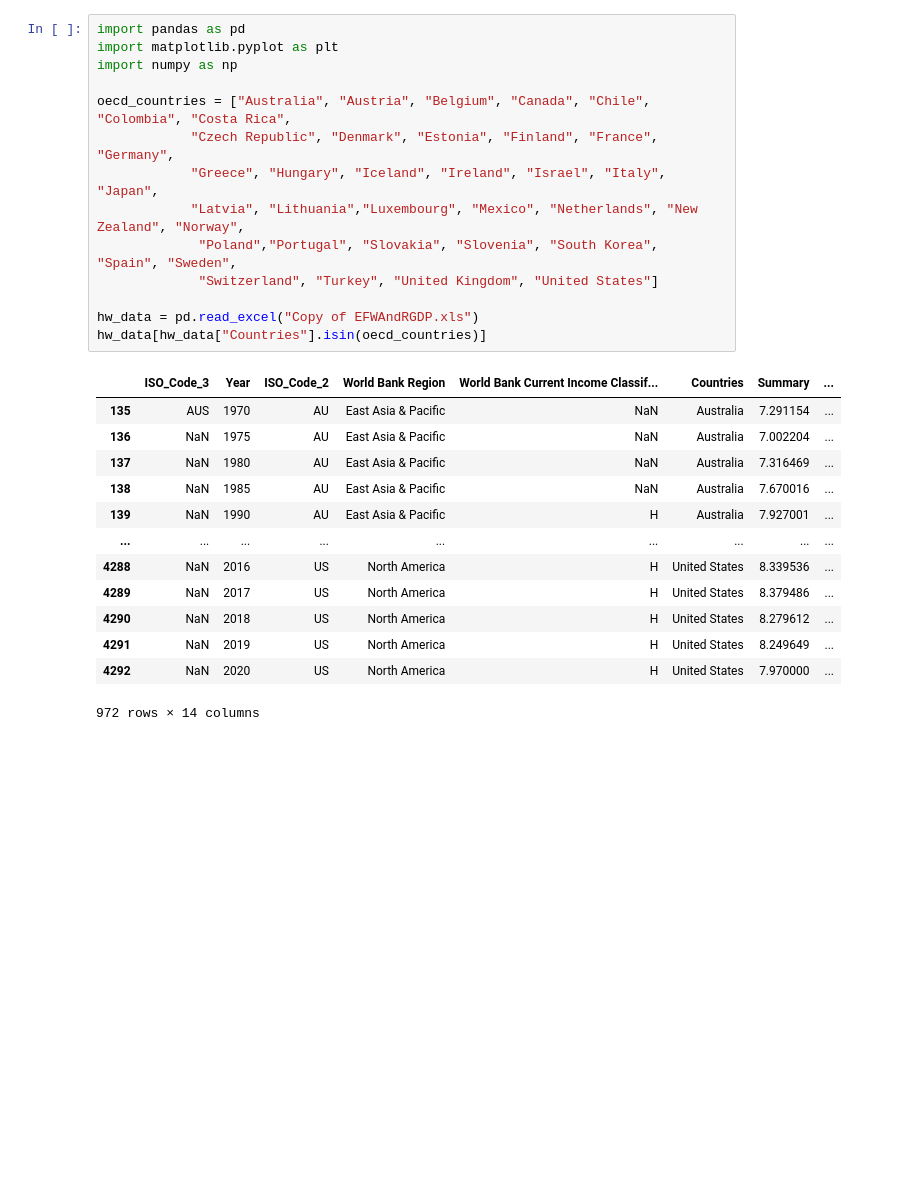
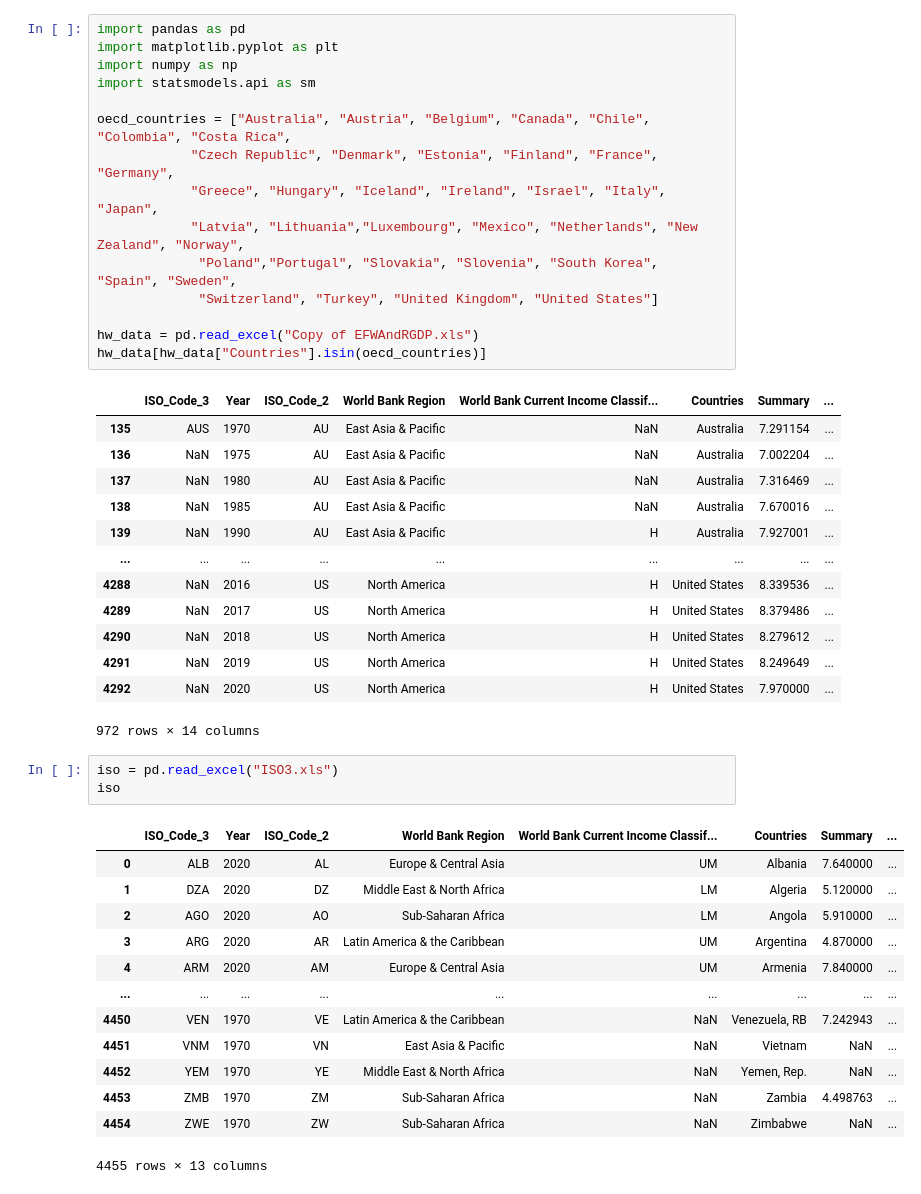
Before and after one commit to MattKrepp1/Econ-411, a Jupyter notebook: At Home Projects/Homework 7 Working with OLS.ipynb, the cells around one changed output. Drawn from its saved outputs; the diff is of its cells as text; blank space fills up the shorter version.

```diff
--- a/At Home Projects/Homework 7 Working with OLS.ipynb
+++ b/At Home Projects/Homework 7 Working with OLS.ipynb
@@ -2,6 +2,7 @@
 import pandas as pd
 import matplotlib.pyplot as plt
 import numpy as np
+import statsmodels.api as sm
 
 oecd_countries = ["Australia", "Austria", "Belgium", "Canada", "Chile", "Colombia", "Costa Rica",
             "Czech Republic", "Denmark", "Estonia", "Finland", "France", "Germany",
@@ -26,3 +27,20 @@ hw_data[hw_data["Countries"].isin(oecd_countries)]
 | 4291 | NaN | 2019 | US | North America | H | United States | 8.249649 | ... |
 | 4292 | NaN | 2020 | US | North America | H | United States | 7.970000 | ... |
 972 rows × 14 columns
+# %%
+iso = pd.read_excel("ISO3.xls")
+iso
+# %% [output]
+|  | ISO_Code_3 | Year | ISO_Code_2 | World Bank Region | World Bank Current Income Classif... | Countries | Summary | ... |
+| 0 | ALB | 2020 | AL | Europe & Central Asia | UM | Albania | 7.640000 | ... |
+| 1 | DZA | 2020 | DZ | Middle East & North Africa | LM | Algeria | 5.120000 | ... |
+| 2 | AGO | 2020 | AO | Sub-Saharan Africa | LM | Angola | 5.910000 | ... |
+| 3 | ARG | 2020 | AR | Latin America & the Caribbean | UM | Argentina | 4.870000 | ... |
+| 4 | ARM | 2020 | AM | Europe & Central Asia | UM | Armenia | 7.840000 | ... |
+| ... | ... | ... | ... | ... | ... | ... | ... | ... |
+| 4450 | VEN | 1970 | VE | Latin America & the Caribbean | NaN | Venezuela, RB | 7.242943 | ... |
+| 4451 | VNM | 1970 | VN | East Asia & Pacific | NaN | Vietnam | NaN | ... |
+| 4452 | YEM | 1970 | YE | Middle East & North Africa | NaN | Yemen, Rep. | NaN | ... |
+| 4453 | ZMB | 1970 | ZM | Sub-Saharan Africa | NaN | Zambia | 4.498763 | ... |
+| 4454 | ZWE | 1970 | ZW | Sub-Saharan Africa | NaN | Zimbabwe | NaN | ... |
+4455 rows × 13 columns
```
Also changed, not shown: parts of 13 cells of this notebook, 9 other files.
